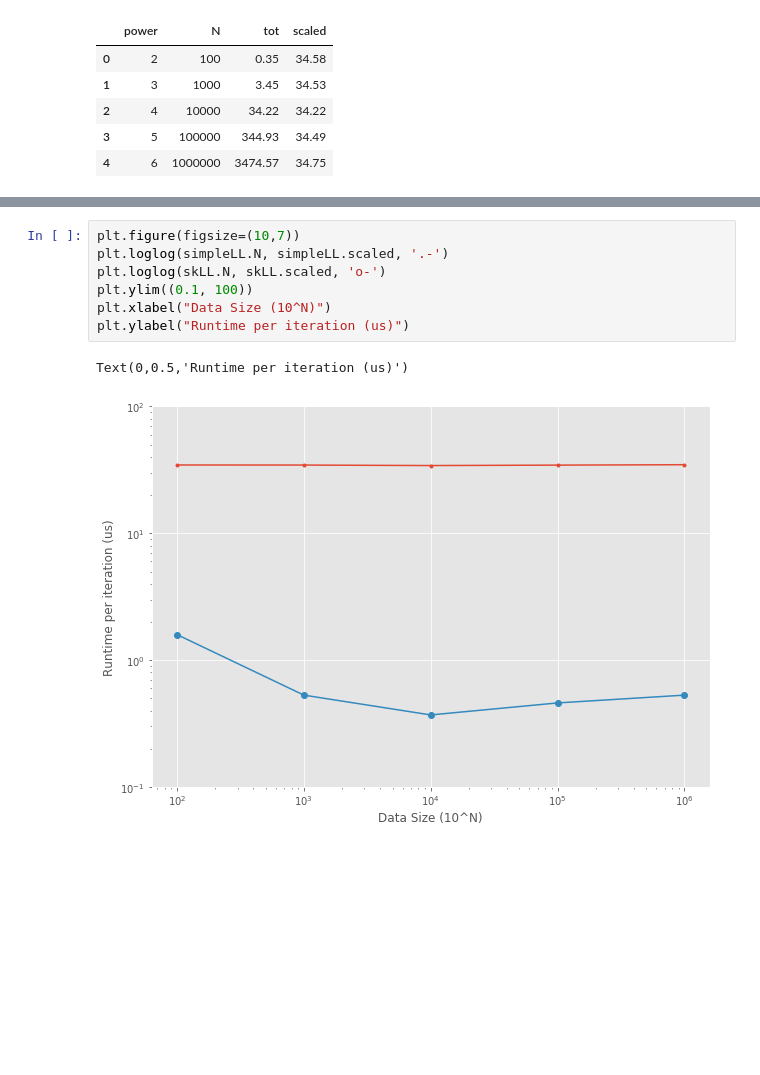
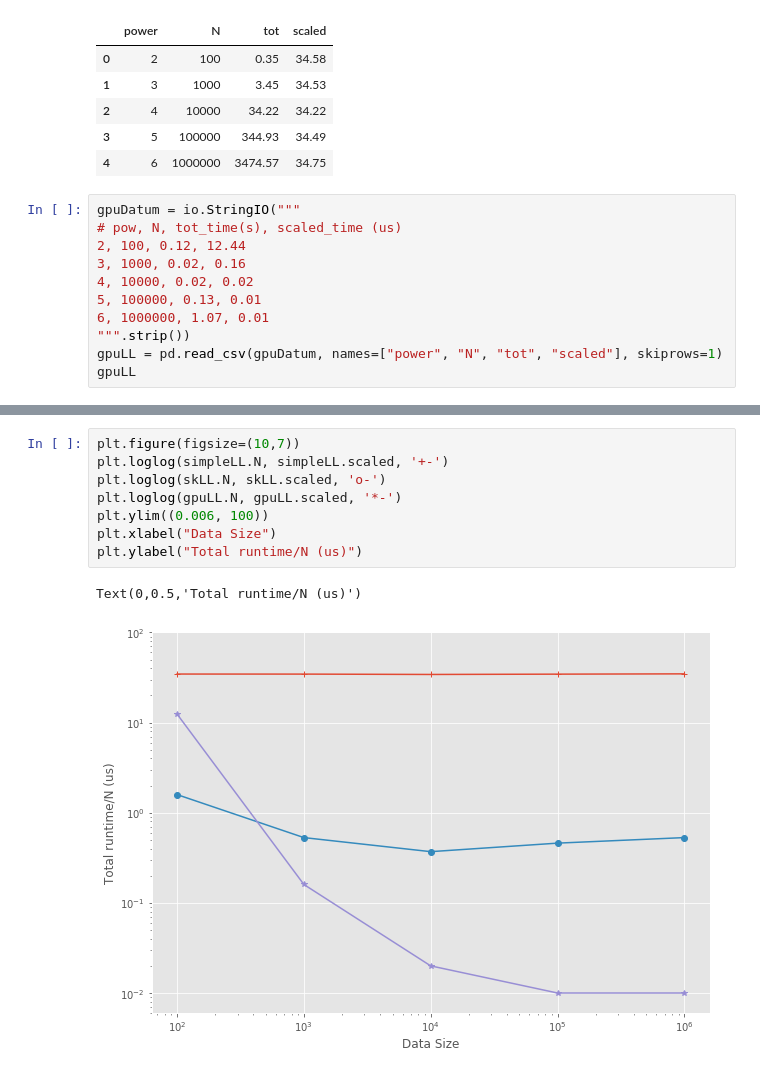
Before and after one commit to nayyarv/PyCudaIntro, a Jupyter notebook: Notebooks/Run Plots.ipynb, the cells around one changed output, grey strips where cells are left out. Saved outputs shown, nothing was run; the diff lists cells and outputs as text; blank space fills up the shorter version.

```diff
--- a/Notebooks/Run Plots.ipynb
+++ b/Notebooks/Run Plots.ipynb
@@ -51,3 +51,14 @@ simpleLL
 | 2 | 4 | 10000 | 34.22 | 34.22 |
 | 3 | 5 | 100000 | 344.93 | 34.49 |
 | 4 | 6 | 1000000 | 3474.57 | 34.75 |
+# %%
+gpuDatum = io.StringIO("""
+# pow, N, tot_time(s), scaled_time (us)
+2, 100, 0.12, 12.44
+3, 1000, 0.02, 0.16
+4, 10000, 0.02, 0.02
+5, 100000, 0.13, 0.01
+6, 1000000, 1.07, 0.01
+""".strip())
+gpuLL = pd.read_csv(gpuDatum, names=["power", "N", "tot", "scaled"], skiprows=1)
+gpuLL
@@ -54,10 +72,11 @@ simpleLL
 # %%
 plt.figure(figsize=(10,7))
-plt.loglog(simpleLL.N, simpleLL.scaled, '.-')
+plt.loglog(simpleLL.N, simpleLL.scaled, '+-')
 plt.loglog(skLL.N, skLL.scaled, 'o-')
-plt.ylim((0.1, 100))
-plt.xlabel("Data Size (10^N)")
-plt.ylabel("Runtime per iteration (us)")
+plt.loglog(gpuLL.N, gpuLL.scaled, '*-')
+plt.ylim((0.006, 100))
+plt.xlabel("Data Size")
+plt.ylabel("Total runtime/N (us)")
 # %% [output]
-Text(0,0.5,'Runtime per iteration (us)')
+Text(0,0.5,'Total runtime/N (us)')
-[figure, old version]
+[figure, new version]
```
Also changed, not shown: parts of 4 cells of this notebook, 8 other files.
